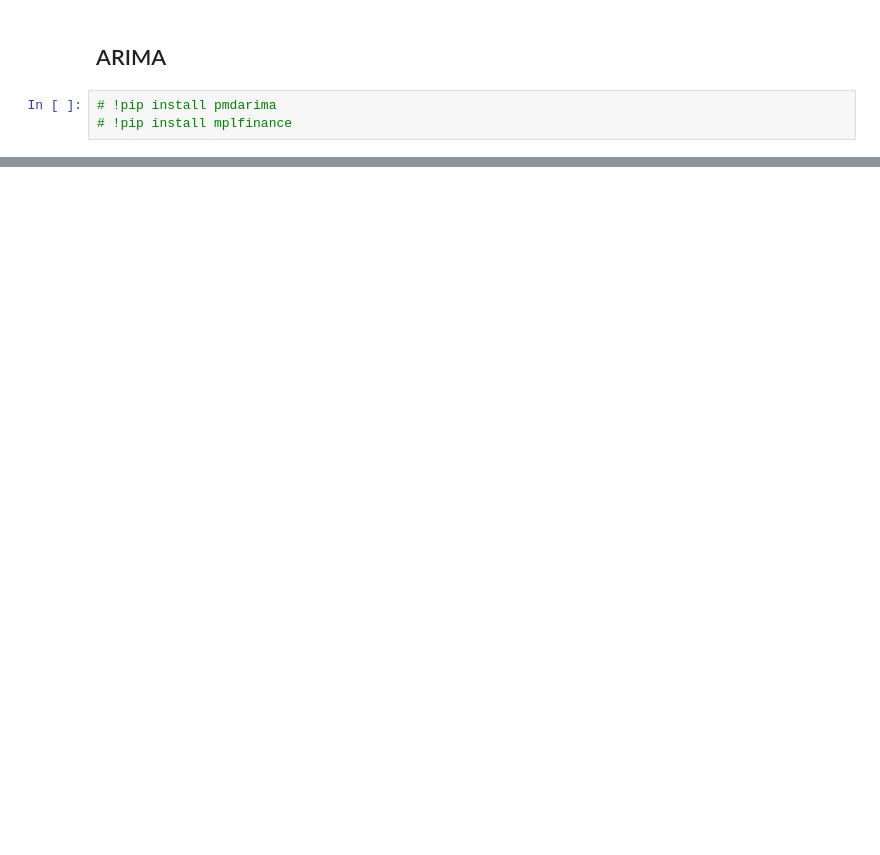
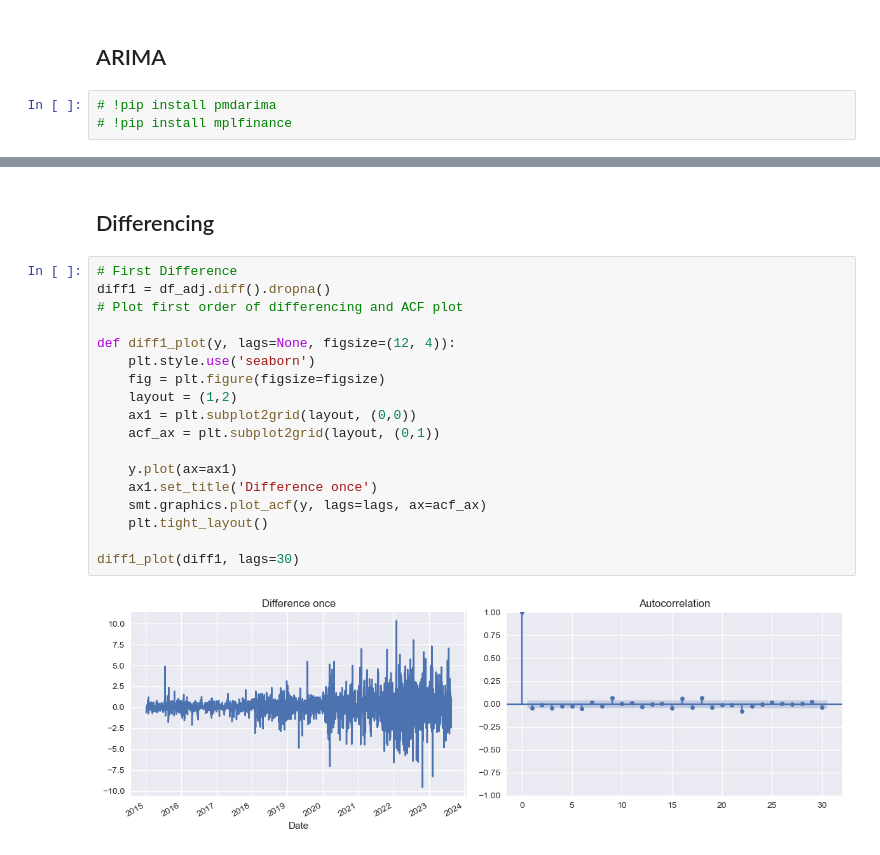
Before and after one commit to ameyagidh/StockPricePredictor, a Jupyter notebook: TimeSeries/ARIMA.ipynb, the cells around one changed output, grey strips where cells are left out. Cells and saved outputs as stored; diff of their text form; blank space fills up the shorter version.

```diff
--- a/TimeSeries/ARIMA.ipynb
+++ b/TimeSeries/ARIMA.ipynb
@@ -45,0 +137,22 @@ warnings.filterwarnings('ignore')
+# %% [markdown]
+## Differencing
+# %%
+# First Difference
+diff1 = df_adj.diff().dropna()
+# Plot first order of differencing and ACF plot
+
+def diff1_plot(y, lags=None, figsize=(12, 4)):
+    plt.style.use('seaborn')
+    fig = plt.figure(figsize=figsize)
+    layout = (1,2)
+    ax1 = plt.subplot2grid(layout, (0,0))
+    acf_ax = plt.subplot2grid(layout, (0,1))
+
+    y.plot(ax=ax1)
+    ax1.set_title('Difference once')
+    smt.graphics.plot_acf(y, lags=lags, ax=acf_ax)
+    plt.tight_layout()
+
+diff1_plot(diff1, lags=30)
+# %% [output]
+[figure, added]
```
Also changed, not shown: parts of 16 cells of this notebook, 2 other files.
